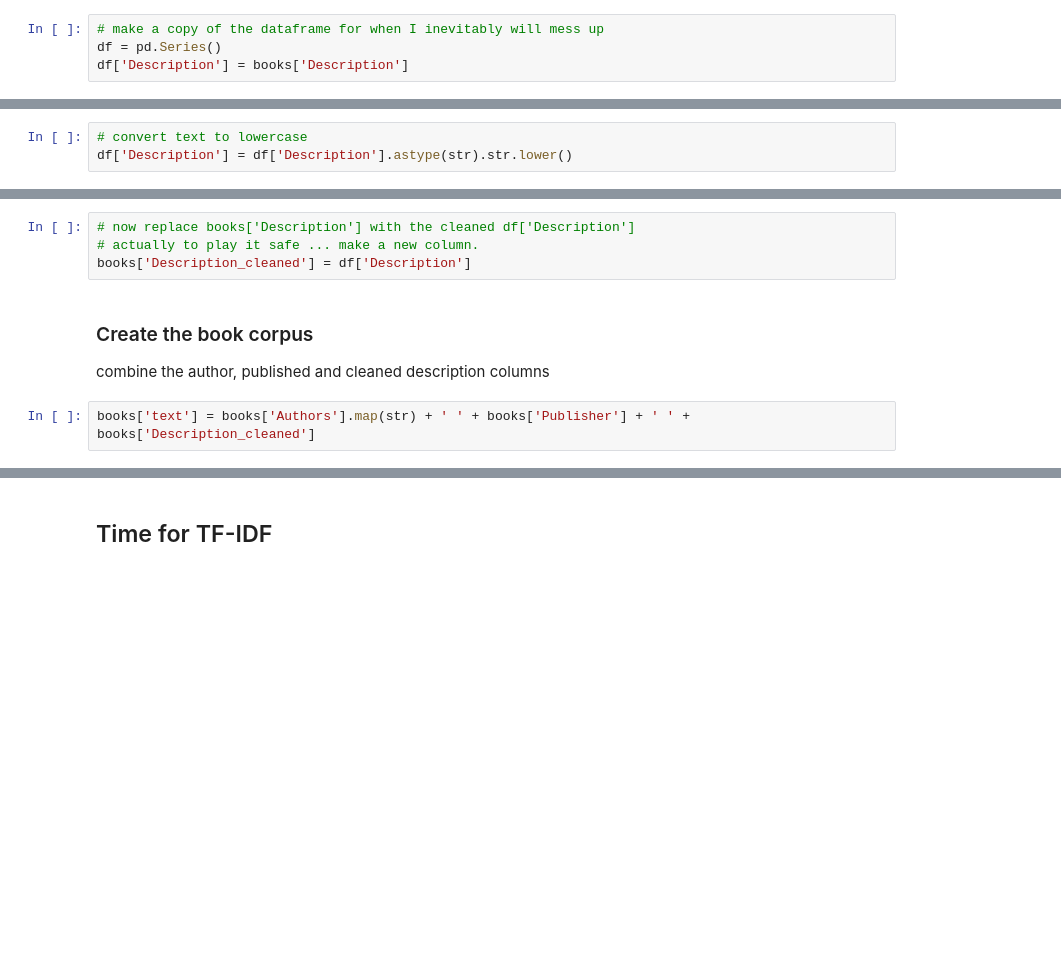
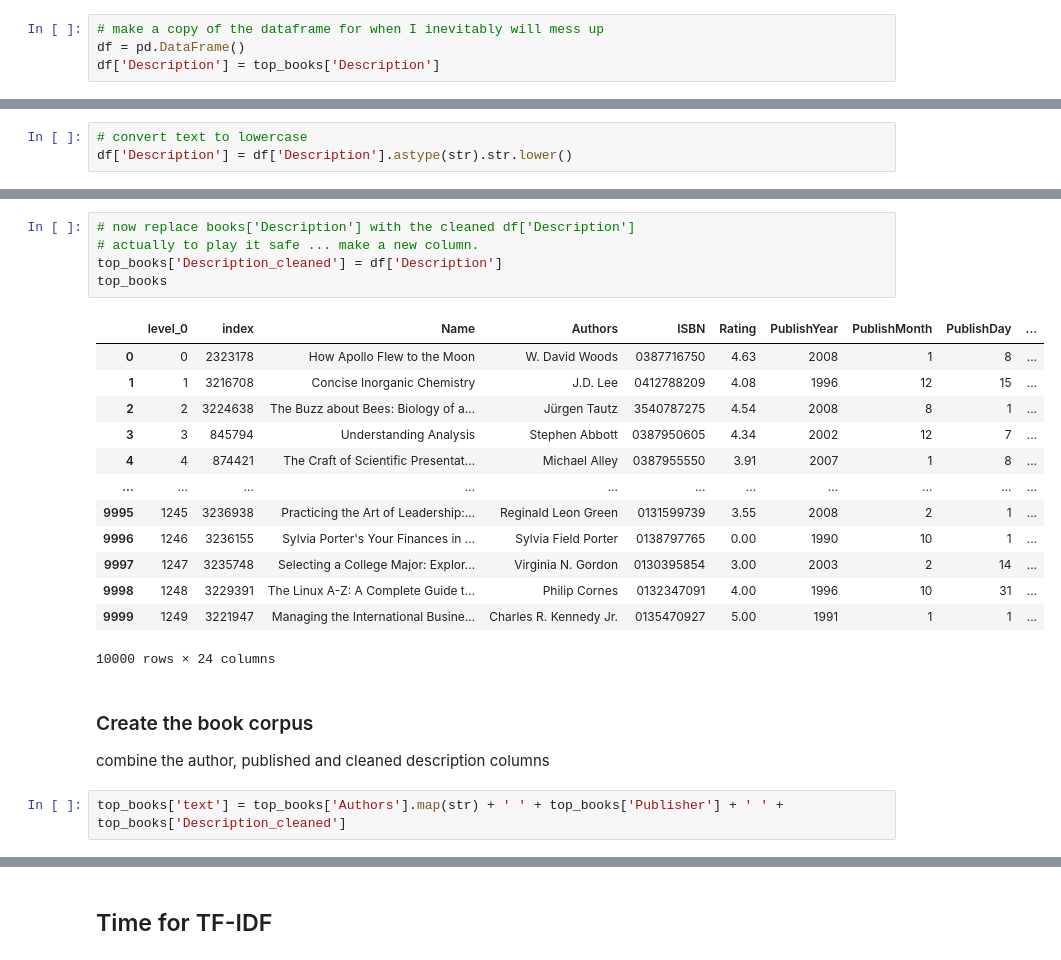
Before and after one commit to mariamihaila/Book-Recommendation-System, a Jupyter notebook: Book_Recommender.ipynb, the cells around one changed output, grey strips where cells are left out. Cells and saved outputs as stored; diff of their text form; blank space fills up the shorter version.

```diff
--- a/Book_Recommender.ipynb
+++ b/Book_Recommender.ipynb
@@ -175,5 +227,5 @@ using regex and nltk
 TIPS: make a copy of the dataframe because you WILL inevitably mess up with regex and have to rerun everything.
 # %%
 # make a copy of the dataframe for when I inevitably will mess up
-df = pd.Series()
-df['Description'] = books['Description']
+df = pd.DataFrame()
+df['Description'] = top_books['Description']
@@ -251,9 +311,24 @@ Name: Description, Length: 997590, dtype: object
 # %%
 # now replace books['Description'] with the cleaned df['Description']
 # actually to play it safe ... make a new column.
-books['Description_cleaned'] = df['Description']
+top_books['Description_cleaned'] = df['Description']
+top_books
+# %% [output]
+|  | level_0 | index | Name | Authors | ISBN | Rating | PublishYear | PublishMonth | PublishDay | ... |
+| 0 | 0 | 2323178 | How Apollo Flew to the Moon | W. David Woods | 0387716750 | 4.63 | 2008 | 1 | 8 | ... |
+| 1 | 1 | 3216708 | Concise Inorganic Chemistry | J.D. Lee | 0412788209 | 4.08 | 1996 | 12 | 15 | ... |
+| 2 | 2 | 3224638 | The Buzz about Bees: Biology of a... | Jürgen Tautz | 3540787275 | 4.54 | 2008 | 8 | 1 | ... |
+| 3 | 3 | 845794 | Understanding Analysis | Stephen Abbott | 0387950605 | 4.34 | 2002 | 12 | 7 | ... |
+| 4 | 4 | 874421 | The Craft of Scientific Presentat... | Michael Alley | 0387955550 | 3.91 | 2007 | 1 | 8 | ... |
+| ... | ... | ... | ... | ... | ... | ... | ... | ... | ... | ... |
+| 9995 | 1245 | 3236938 | Practicing the Art of Leadership:... | Reginald Leon Green | 0131599739 | 3.55 | 2008 | 2 | 1 | ... |
+| 9996 | 1246 | 3236155 | Sylvia Porter's Your Finances in ... | Sylvia Field Porter | 0138797765 | 0.00 | 1990 | 10 | 1 | ... |
+| 9997 | 1247 | 3235748 | Selecting a College Major: Explor... | Virginia N. Gordon | 0130395854 | 3.00 | 2003 | 2 | 14 | ... |
+| 9998 | 1248 | 3229391 | The Linux A-Z: A Complete Guide t... | Philip Cornes | 0132347091 | 4.00 | 1996 | 10 | 31 | ... |
+| 9999 | 1249 | 3221947 | Managing the International Busine... | Charles R. Kennedy Jr. | 0135470927 | 5.00 | 1991 | 1 | 1 | ... |
+10000 rows × 24 columns
 # %% [markdown]
 ### Create the book corpus
 combine the author, published and cleaned description columns
 # %%
-books['text'] = books['Authors'].map(str) + ' ' + books['Publisher'] + ' ' + books['Description_cleaned']
+top_books['text'] = top_books['Authors'].map(str) + ' ' + top_books['Publisher'] + ' ' + top_books['Description_cleaned']
```
Also changed, not shown: parts of 39 cells of this notebook.
